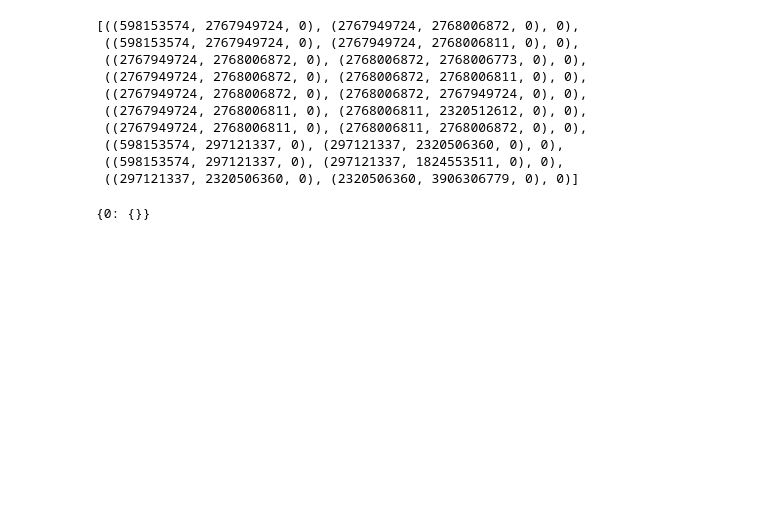
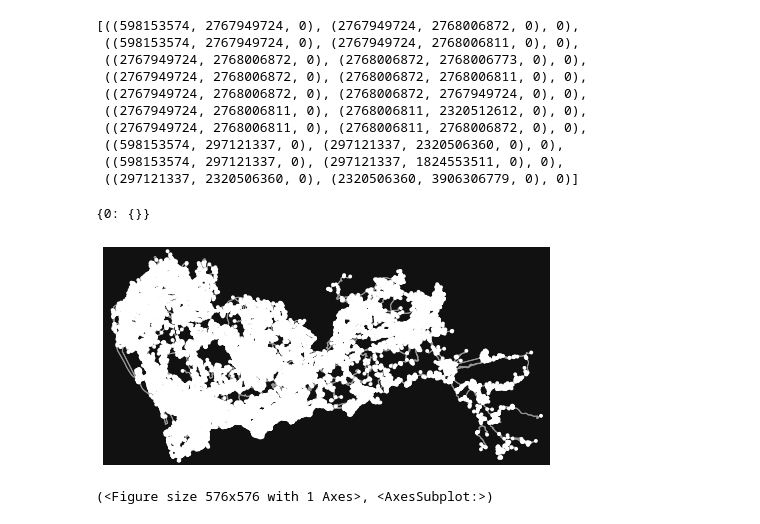
Before and after one commit to XDZhelheim/TrafficFlowModel, a Jupyter notebook: data_process/gen_road_network.ipynb, the cells around one changed output. Saved outputs shown, nothing was run; the diff lists cells and outputs as text; code cells hidden in the pictures; blank space fills up the shorter version.

Commit message:
add drive graph

```diff
--- a/data_process/gen_road_network.ipynb
+++ b/data_process/gen_road_network.ipynb
@@ -17,5 +17,6 @@ InteractiveShell.ast_node_interactivity = "all"
 # %%
-sz_graph=ox.load_graphml("../data/sz_osm.graphml")
+# sz_graph=ox.load_graphml("../data/sz_osm.graphml")
+sz_graph=nx.read_gpickle("../data/sz_graph.pkl")
 # %%
 ox.plot_graph(sz_graph)
 # %% [output]
@@ -134,0 +139,7 @@ sz_line_graph.get_edge_data((598153574, 2767949724, 0), (2767949724, 2768006872,
+# %%
+sz_graph_drive=ox.load_graphml("../data/sz_osm_drive.graphml")
+# %%
+ox.plot_graph(sz_graph_drive)
+# %% [output]
+[figure, added]
+(<Figure size 576x576 with 1 Axes>, <AxesSubplot:>)
```
Also changed, not shown: parts of 6 cells of this notebook.
